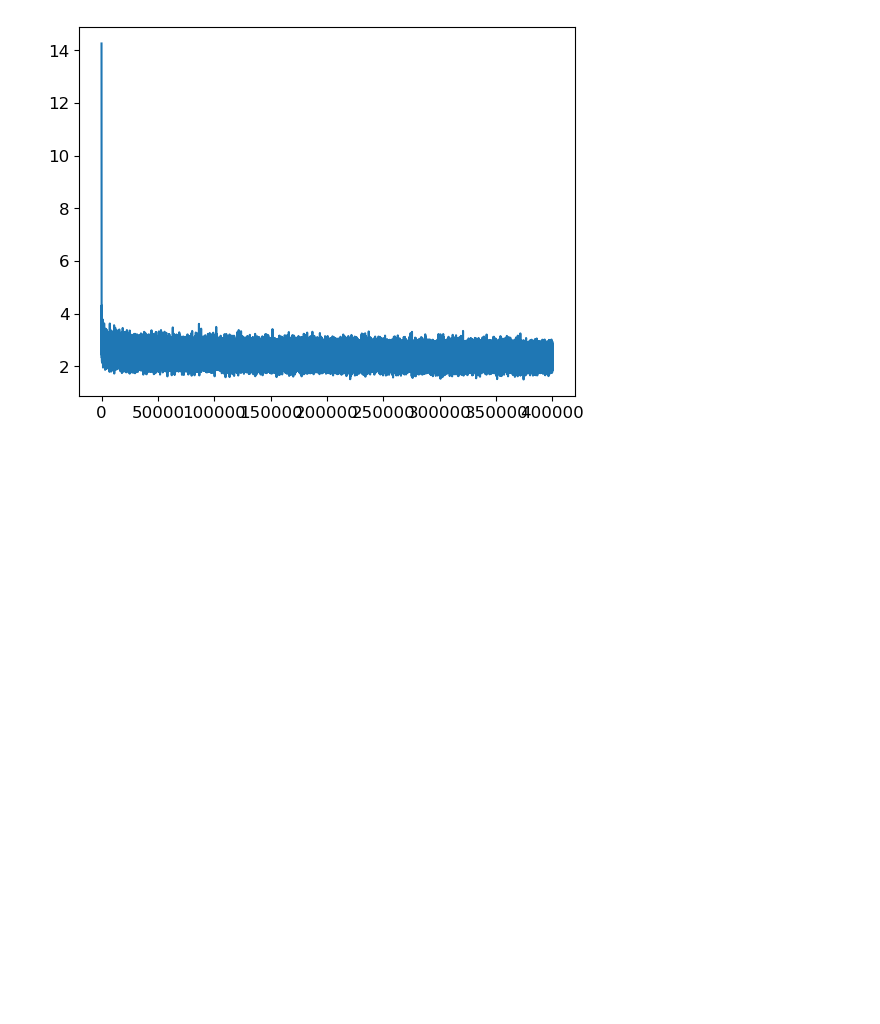
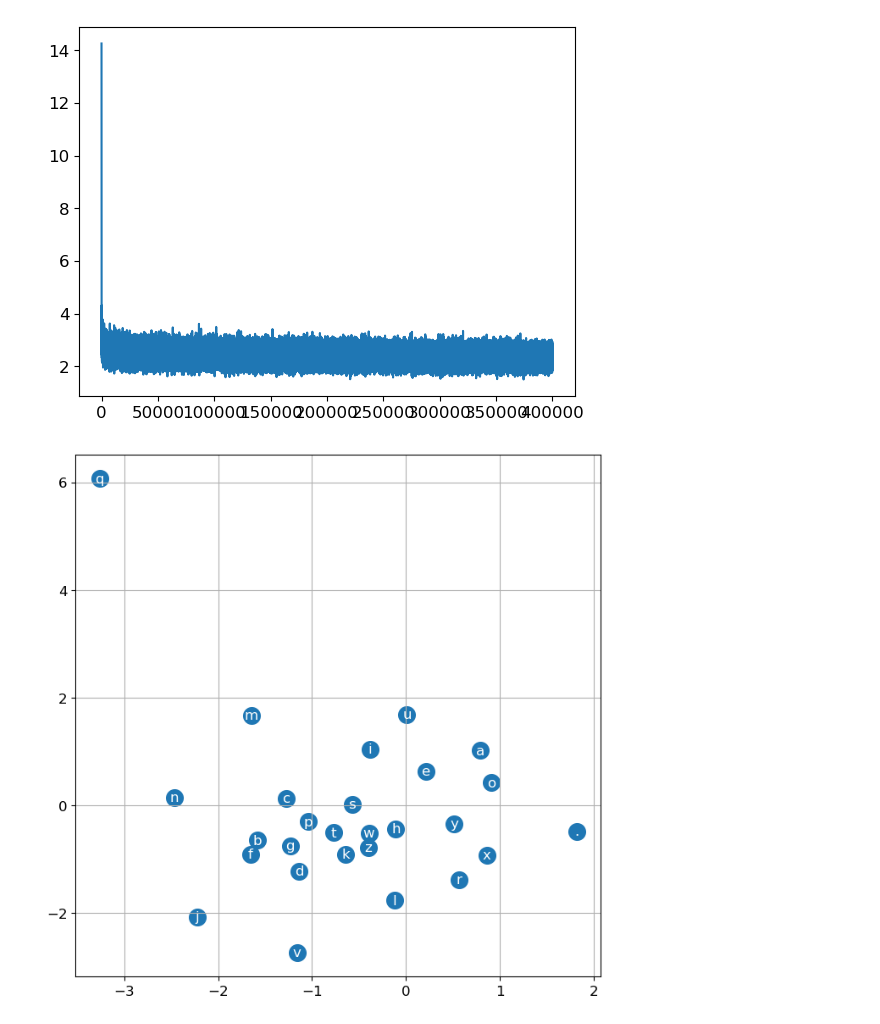
Before and after one commit to mattheweallen/special-memory, a Jupyter notebook: babys_first_language_model/babys_first_language_model.ipynb, the cells around one changed output. Drawn from its saved outputs; the diff is of its cells as text; code cells hidden in the pictures; blank space fills up the shorter version.

Commit message:
make plot of embeddings

```diff
--- a/babys_first_language_model/babys_first_language_model.ipynb
+++ b/babys_first_language_model/babys_first_language_model.ipynb
@@ -562,3 +562,18 @@ plt.plot(stepi, lossi)
 # %% [output]
 [<matplotlib.lines.Line2D at 0x...>]
 [figure]
+# %%
+# bottle neck now may be size of embeddings
+# we may be cramming way too much stuff into two dimensions
+# but two dimensions is nice because you can visuzalie it
+# before changing the embedding size we will plot
+# https://matplotlib.org/stable/api/_as_gen/matplotlib.pyplot.scatter.html
+plt.figure(figsize=(8,8))
+plt.scatter(C[:,0].data, C[:,1].data, s=200)
+for i in range(C.shape[0]):
+    plt.text(C[i,0].item(), C[i,1].item(), itos[i], ha="center", va="center", color="white")
+plt.grid('minor')
+
+# vowels clustered together, the neural network thinks they are very similar
+# %% [output]
+[figure, added]
```
